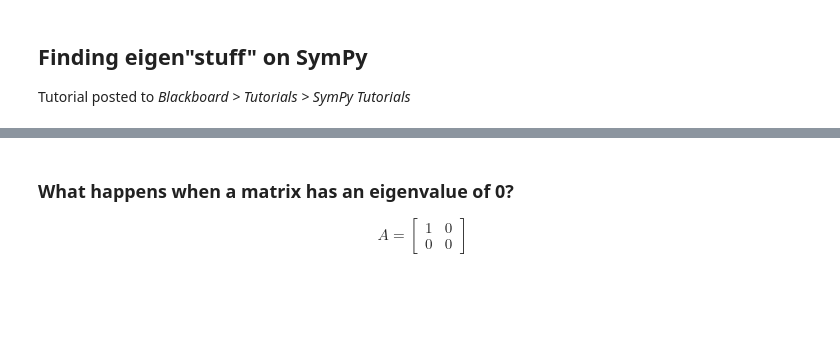
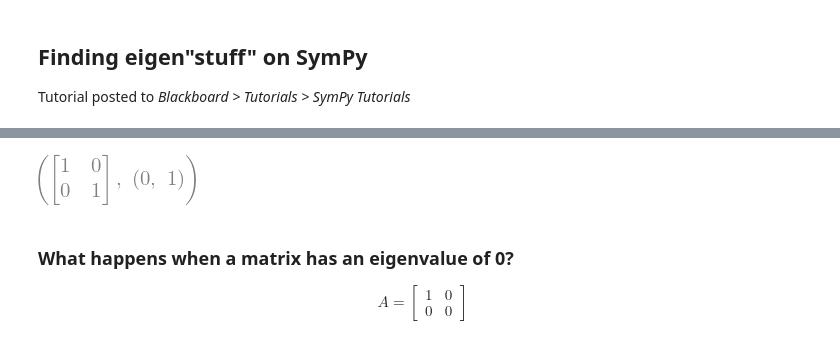
Before and after one commit to RobertTalbert/linalg-diffeq, a Jupyter notebook: lessons/MTH 302 Feb 9 Eigenvalues and eigenvectors.ipynb, the cells around one changed output, grey strips where cells are left out. Cells and saved outputs as stored; diff of their text form; code cells hidden in the pictures; blank space fills up the shorter version.

```diff
--- a/lessons/MTH 302 Feb 9 Eigenvalues and eigenvectors.ipynb
+++ b/lessons/MTH 302 Feb 9 Eigenvalues and eigenvectors.ipynb
@@ -80,3 +89,8 @@ E.eigenvects()
+# %%
+A = Matrix([[I, 2+I], [3, 3*I]])
+A.rref()
+# %% [output]
+[figure, added]
 # %%
 # Edge case 2
 E = Matrix(2,2,[2,0,0,2])
```
Also changed, not shown: parts of 4 cells of this notebook, 1 other file.
